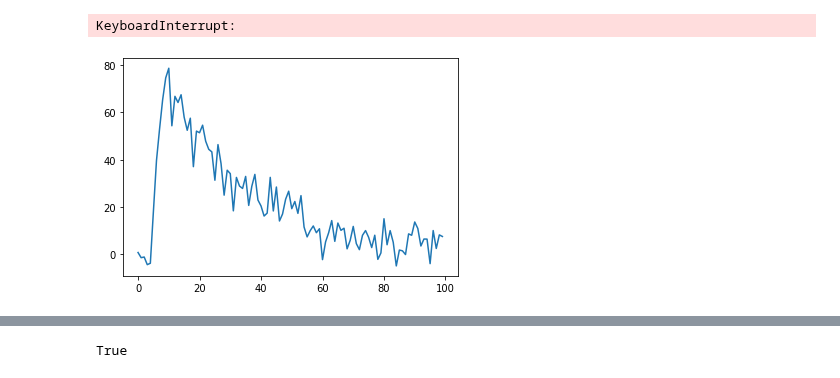
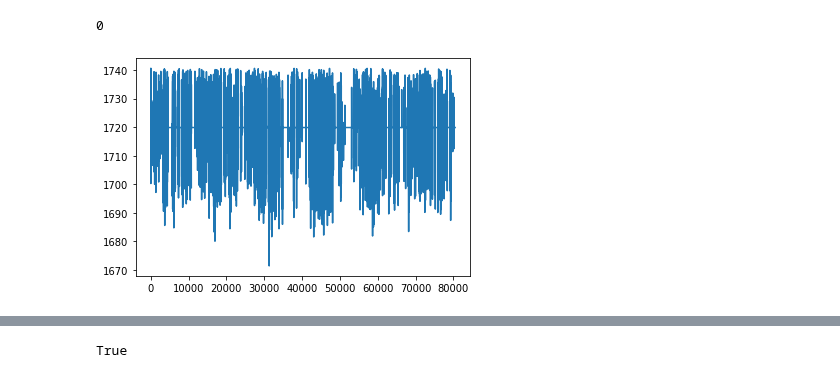
Before and after one commit to KazAndr/SWTraject, a Jupyter notebook: new_method_taking_pulse.ipynb, the cells around one changed output, grey strips where cells are left out. Drawn from its saved outputs; the diff is of its cells as text; code cells hidden in the pictures.

```diff
--- a/new_method_taking_pulse.ipynb
+++ b/new_method_taking_pulse.ipynb
@@ -69,24 +70,42 @@ loaded_model = joblib.load('dina_model_RFC_pulse_noise_95.sav')
 # %%
-skip_index = []
 i = 0
-while np.max(test_flat_obser) >= 1725 and np.argmax(np.max(test_flat_obser)) not in skip_index:
+while np.max(test_flat_obser) >= 1730:
     x_max = np.argmax(test_flat_obser)
-    pulse = test_flat_obser[x_max - 10: x_max + 90] - med_flux
+    pulse = test_flat_obser[x_max - 25: x_max + 125] - med_flux
+    if len(pulse) == 0:
+        break
+
     n_pulse = pulse/max(pulse)
+
+    if len(n_pulse) == 150:
+        pass
+    else:
+        n_pulse = np.append(n_pulse, np.zeros(150 - len(n_pulse)))
+
     NN_decition = loaded_model.predict([n_pulse])
     if NN_decition[0] == 1:
         medias = np.full(len(pulse), med_flux)
-        test_flat_obser[x_max - 10: x_max + 90] = medias
+        test_flat_obser[x_max - 25: x_max + 125] = medias
         plt.close()
         plt.plot(pulse)
-        plt.savefig(f'./final_dataset/gp_plot/{i}.png', format='png')
+        plt.savefig(f'./final_dataset/gp_plot/{os.path.basename(file)[:-4]}_{i}.png', format='png')
         skip_index.append(x_max)
         i += 1
     else:
         skip_index.append(x_max)
+        medias = np.full(len(pulse), med_flux)
+        test_flat_obser[x_max - 25: x_max + 125] = medias
-# %% [output]
-KeyboardInterrupt:
-[figure, removed]
+# %%
+len(pulse)
+# %% [output]
+0
+# %%
+plt.close()
+plt.plot(test_flat_obser)
+#plt.xlim(75900, 76000)
+plt.show()
+# %% [output]
+[figure, added]
 # %%
 len(skip_index)
 # %% [output]
```
Also changed, not shown: parts of 7 cells of this notebook.
